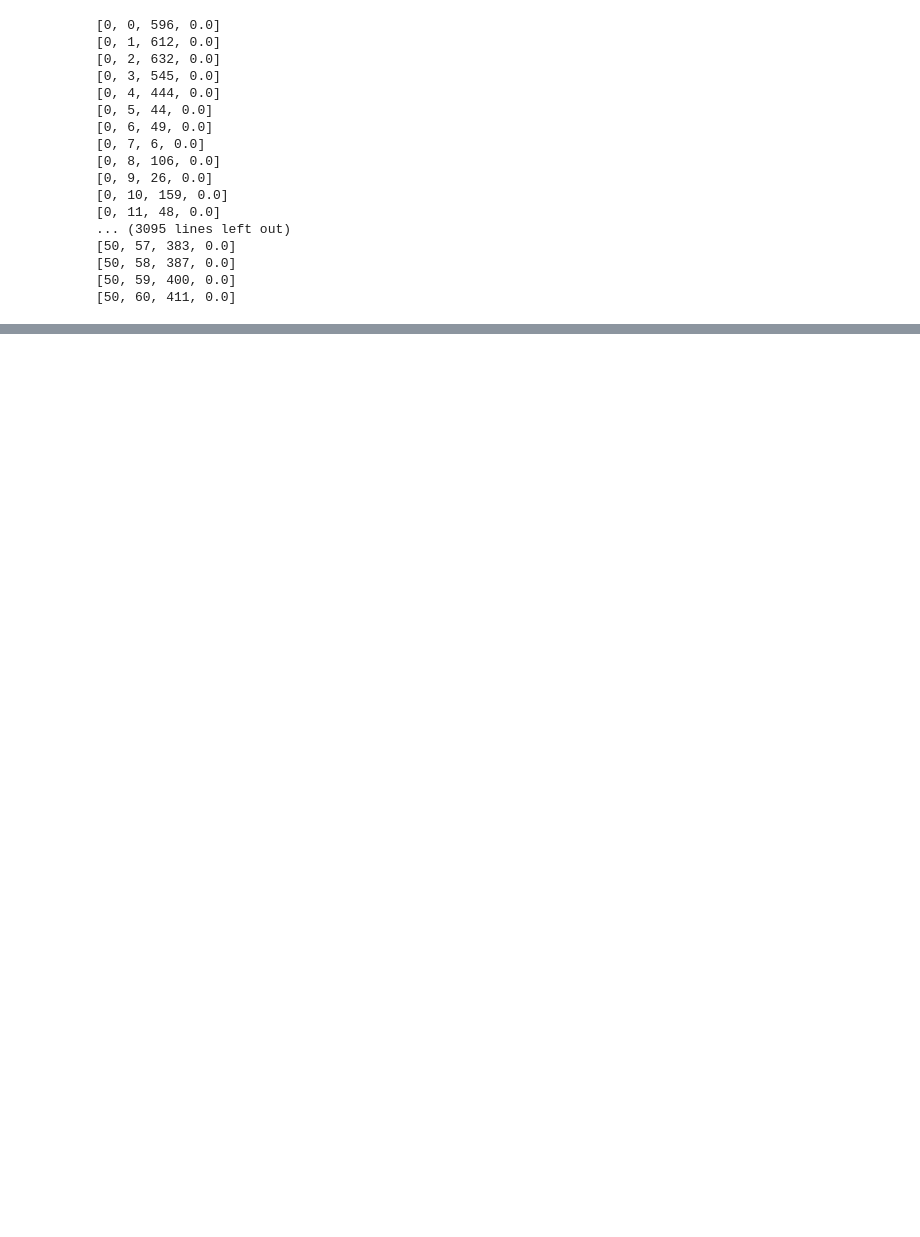
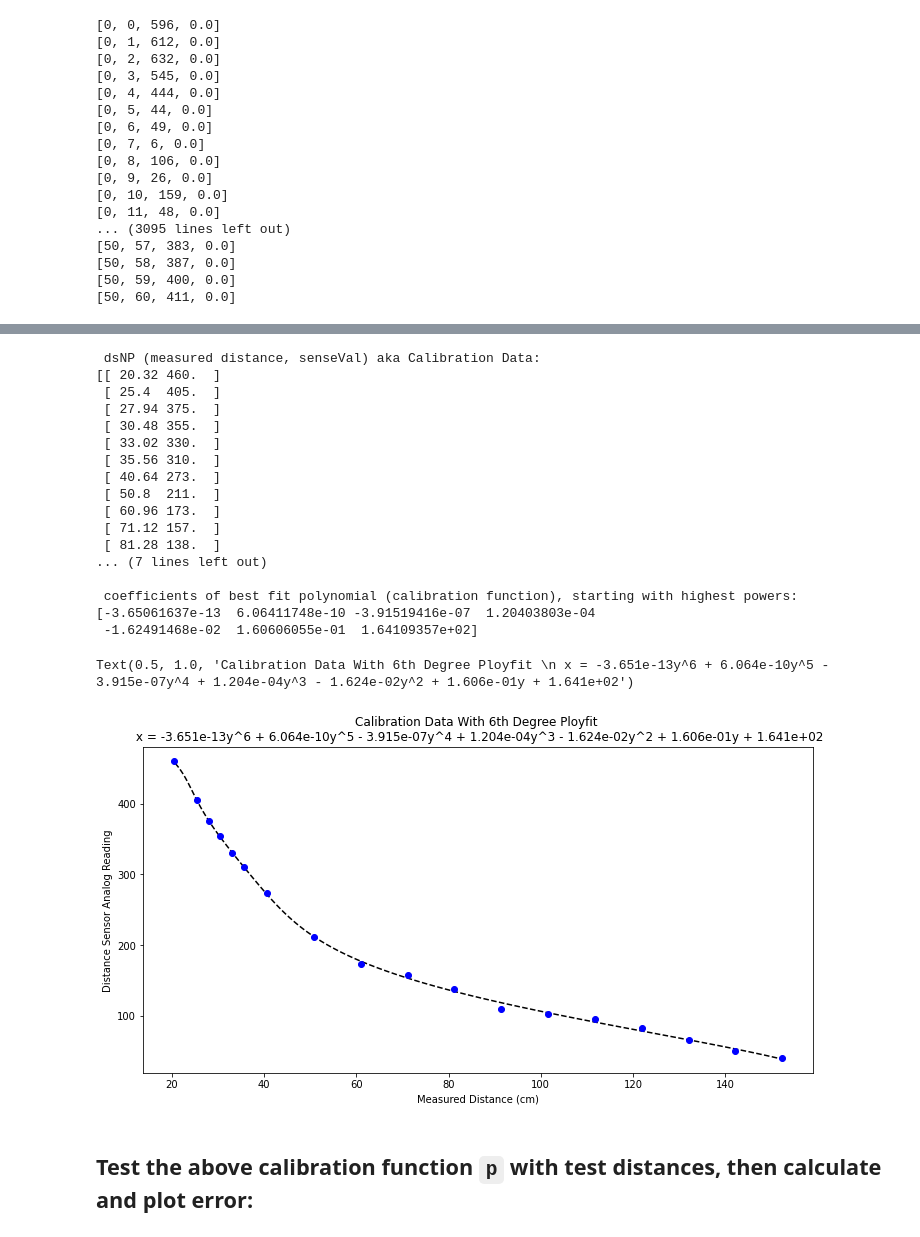
Before and after one commit to julesbrettle/3D_Scanner, a Jupyter notebook: 3d_scanner_jupyter.ipynb, the cells around one changed output, grey strips where cells are left out. Cells and saved outputs as stored; diff of their text form; code cells hidden in the pictures; blank space fills up the shorter version.

```diff
--- a/3d_scanner_jupyter.ipynb
+++ b/3d_scanner_jupyter.ipynb
@@ -112,0 +112,43 @@ ax.scatter3D(ptsrNP[:,0], ptsrNP[:,1], ptsrNP[:,2])
+# %%
+# load and print calibration data
+dsNP = np.load("calibration_data_1.npy")
+# dsNP = np.load("calibration_data.npy") # uncomment to use data just collected from dist_sensor_calibrate.py rather than saved data
+print("\n dsNP (measured distance, senseVal) aka Calibration Data:")
+print(dsNP)
+
+# use numpy.polyfit to find best fit polynomial of degree 6
+c = np.polyfit(dsNP[:,1],dsNP[:,0],6)
+print("\n coefficients of best fit polynomial (calibration function), starting with highest powers:")
+print(c)
+
+p = np.poly1d(c) # use numpy.poly1d to convert coefficients to a function
+xp = np.linspace(np.amin(dsNP[:,1]),np.amax(dsNP[:,1]), 100) # x values for plotting the calibration function p
+
+fig = plt.figure(figsize=(12, 6))
+ax = plt.axes()
+plt.plot(p(xp),xp, 'k--',dsNP[:,0],dsNP[:,1], 'bo')
+ax.set_xlabel("Measured Distance (cm)")
+ax.set_ylabel("Distance Sensor Analog Reading")
+ax.set_title('Calibration Data With 6th Degree Ployfit \n x = -3.651e-13y^6 + 6.064e-10y^5 - 3.915e-07y^4 + 1.204e-04y^3 - 1.624e-02y^2 + 1.606e-01y + 1.641e+02')
+# %% [output]
+ dsNP (measured distance, senseVal) aka Calibration Data:
+[[ 20.32 460.  ]
+ [ 25.4  405.  ]
+ [ 27.94 375.  ]
+ [ 30.48 355.  ]
+ [ 33.02 330.  ]
+ [ 35.56 310.  ]
+ [ 40.64 273.  ]
+ [ 50.8  211.  ]
+ [ 60.96 173.  ]
+ [ 71.12 157.  ]
+ [ 81.28 138.  ]
+... (7 lines left out)
+
+ coefficients of best fit polynomial (calibration function), starting with highest powers:
+[-3.65061637e-13  6.06411748e-10 -3.91519416e-07  1.20403803e-04
+ -1.62491468e-02  1.60606055e-01  1.64109357e+02]
+Text(0.5, 1.0, 'Calibration Data With 6th Degree Ployfit \n x = -3.651e-13y^6 + 6.064e-10y^5 - 3.915e-07y^4 + 1.204e-04y^3 - 1.624e-02y^2 + 1.606e-01y + 1.641e+02')
+[figure, added]
+# %% [markdown]
+## Test the above calibration function `p` with test distances, then calculate and plot error:
```
Also changed, not shown: parts of 22 cells of this notebook, 8 other files.
